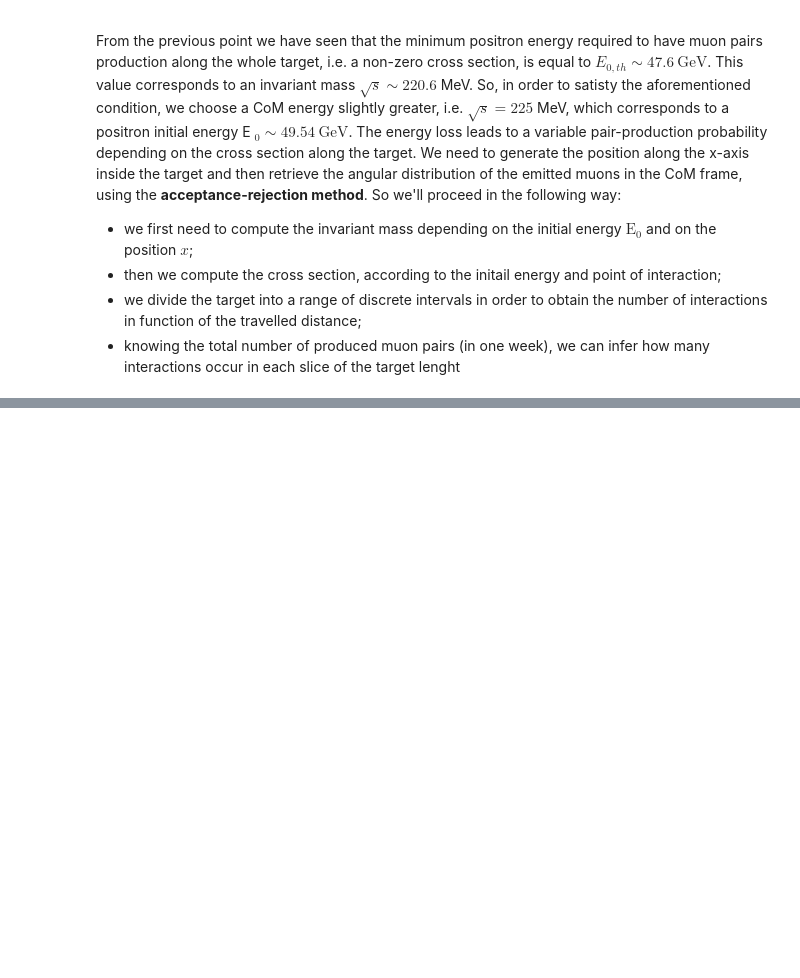
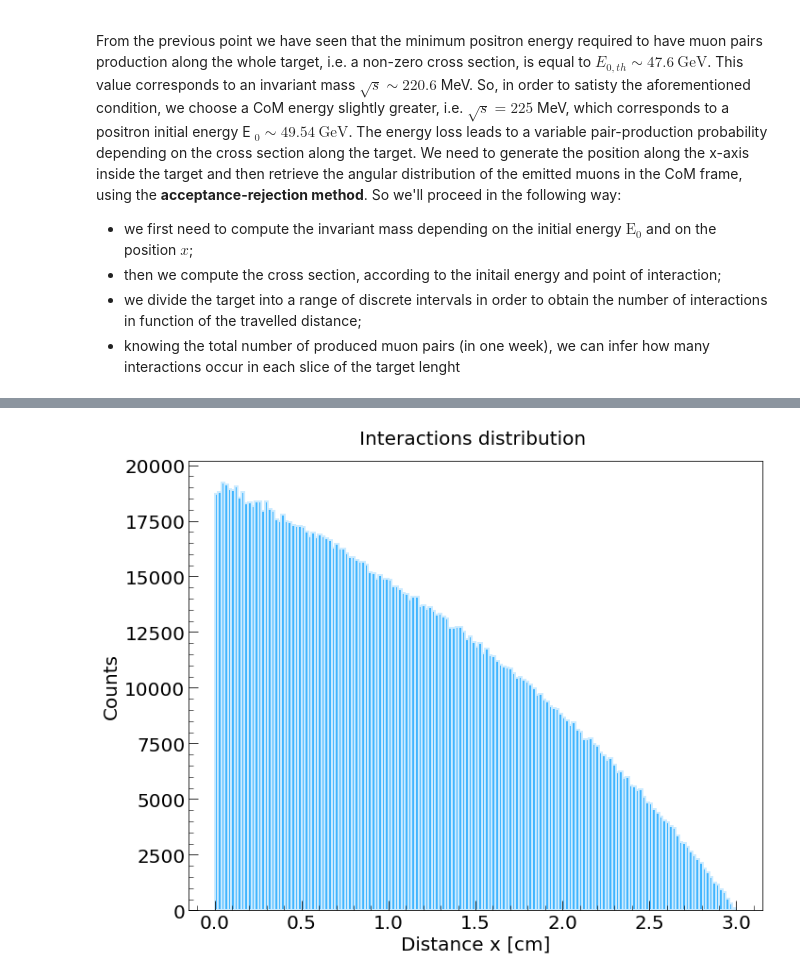
Before and after one commit to vanessacerrone/LEMMA_project, a Jupyter notebook: project.ipynb, the cells around one changed output, grey strips where cells are left out. Cells and saved outputs as stored; diff of their text form; code cells hidden in the pictures; blank space fills up the shorter version.

```diff
--- a/project.ipynb
+++ b/project.ipynb
@@ -655,0 +654,44 @@ array([0.05172414, 0.15517241, 0.25862069, 0.36206897, 0.46551724,
+# %%
+# accept-reject method according to the distribution above
+accepted_events = []
+N = 10**6
+
+'''
+Same result but way less efficient!!
+
+while len(accepted_events) < N:
+    dist_points = np.random.uniform(0,l)
+    check = np.random.uniform(dist(3),dist(0))
+    if(check < dist(dist_points)):
+        accepted_events.append(dist_points)
+'''
+
+dist_points = np.random.uniform(0, l, 3*N)
+check = np.random.uniform(dist(3), dist(0), 3*N)
+accepted_events = dist_points[check < dist(dist_points)]
+
+
+fig, ax = plt.subplots(1, figsize = (10,8))
+
+sns.histplot(x=accepted_events,
+             ax=ax,
+             stat='count',
+             lw=2,
+             edgecolor   = '#ccebff',
+             color       = '#009CFF'
+              )
+
+ax.set_title('Interactions distribution ', fontsize = 20, pad = 18)
+ax.set_xlabel('Distance x [cm]',fontsize = 20)
+
+# plot settings
+ax.set_ylabel('Counts',fontsize = 20)
+ax.tick_params(axis = 'both', which = 'major', direction = 'in', length = 10, labelsize = 20)
+ax.tick_params(axis = 'both', which = 'minor', direction = 'in', length = 5)
+ax.minorticks_on()
+
+
+fig.tight_layout()
+plt.show()
+# %% [output]
+[figure, added]
```
Also changed, not shown: parts of 8 cells of this notebook, 2 other files.
